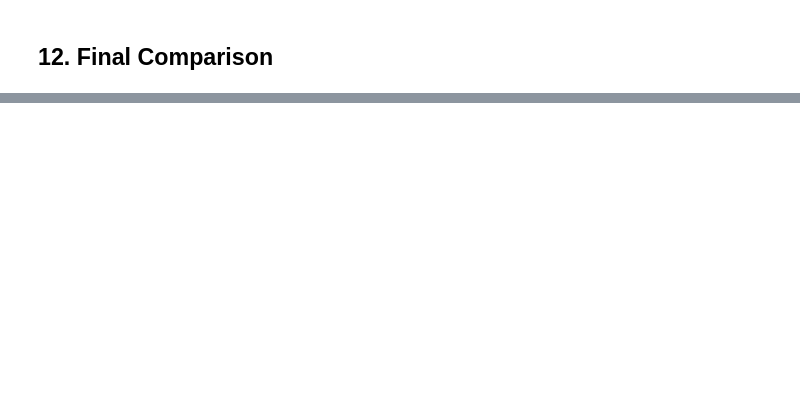
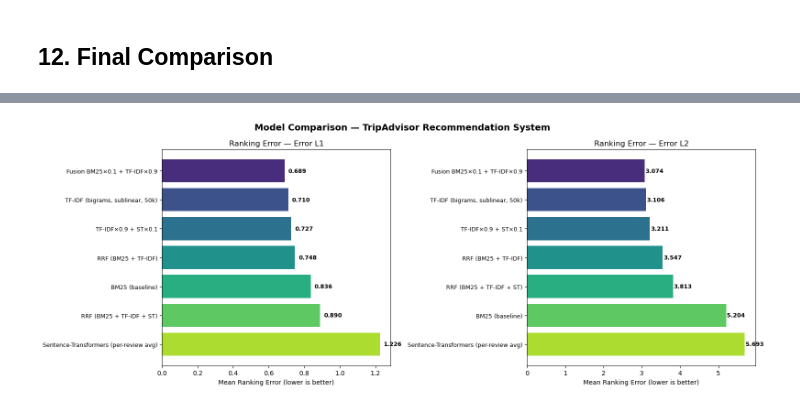
Before and after one commit to Loro67/tripadvisor-nlp-recommender, a Jupyter notebook: project_notebook.ipynb, the cells around one changed output, grey strips where cells are left out. Saved outputs shown, nothing was run; the diff lists cells and outputs as text; code cells hidden in the pictures; blank space fills up the shorter version.

```diff
--- a/project_notebook.ipynb
+++ b/project_notebook.ipynb
@@ -1020,0 +1043,19 @@ plt.show()
+# %%
+# Collect all key results
+all_results = [
+    bm25_result,
+    tfidf_result,
+    st_result,
+    best_bm25_tfidf,
+    rrf_2way_result,
+    rrf_3way_result,
+    best_3way,
+]
+
+# Remove extra keys like 'α' from fusion dicts
+final_results = pd.DataFrame([{"Model": r["Model"], "Error L1": r["Error L1"], "Error L2": r["Error L2"]} for r in all_results])
+
+print("FINAL RESULTS — ALL MODELS")
+print(final_results.to_string(index=False))
+print("\nBest model by L1:", final_results.loc[final_results['Error L1'].idxmin(), 'Model'])
+print("Best model by L2:", final_results.loc[final_results['Error L2'].idxmin(), 'Model'])
@@ -1020,0 +1075,24 @@ plt.show()
+# %%
+# Visualization: bar chart comparison
+fig, axes = plt.subplots(1, 2, figsize=(16, 6))
+
+n_models = len(final_results)
+colors = sns.color_palette("viridis", n_models)
+
+for ax, metric in zip(axes, ["Error L1", "Error L2"]):
+    sorted_df = final_results.sort_values(metric, ascending=True)
+    bars = ax.barh(range(n_models), sorted_df[metric], color=colors)
+    ax.set_yticks(range(n_models))
+    ax.set_yticklabels(sorted_df["Model"], fontsize=9)
+    ax.set_xlabel("Mean Ranking Error (lower is better)")
+    ax.set_title(f"Ranking Error — {metric}")
+    for bar, val in zip(bars, sorted_df[metric]):
+        ax.text(bar.get_width() + 0.02, bar.get_y() + bar.get_height()/2,
+                f"{val:.3f}", va='center', fontsize=9, fontweight='bold')
+    ax.invert_yaxis()
+
+plt.suptitle("Model Comparison — TripAdvisor Recommendation System", fontsize=14, fontweight='bold')
+plt.tight_layout()
+plt.show()
+# %% [output]
+[figure, added]
```
Also changed, not shown: parts of 20 cells of this notebook.
